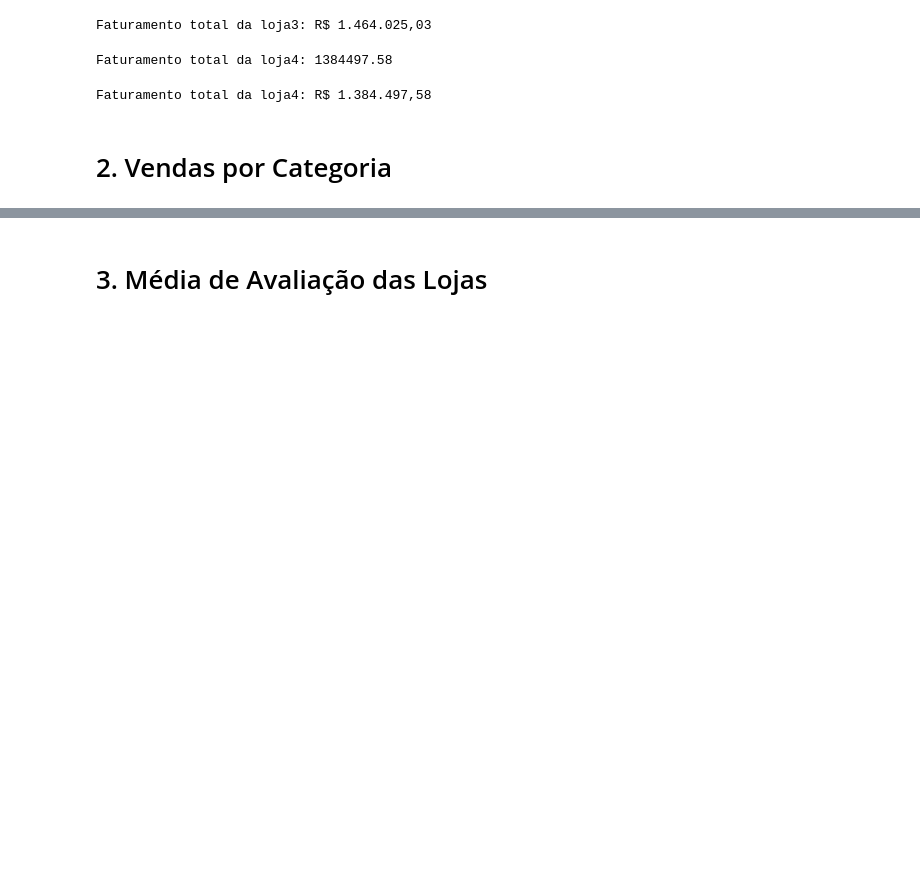
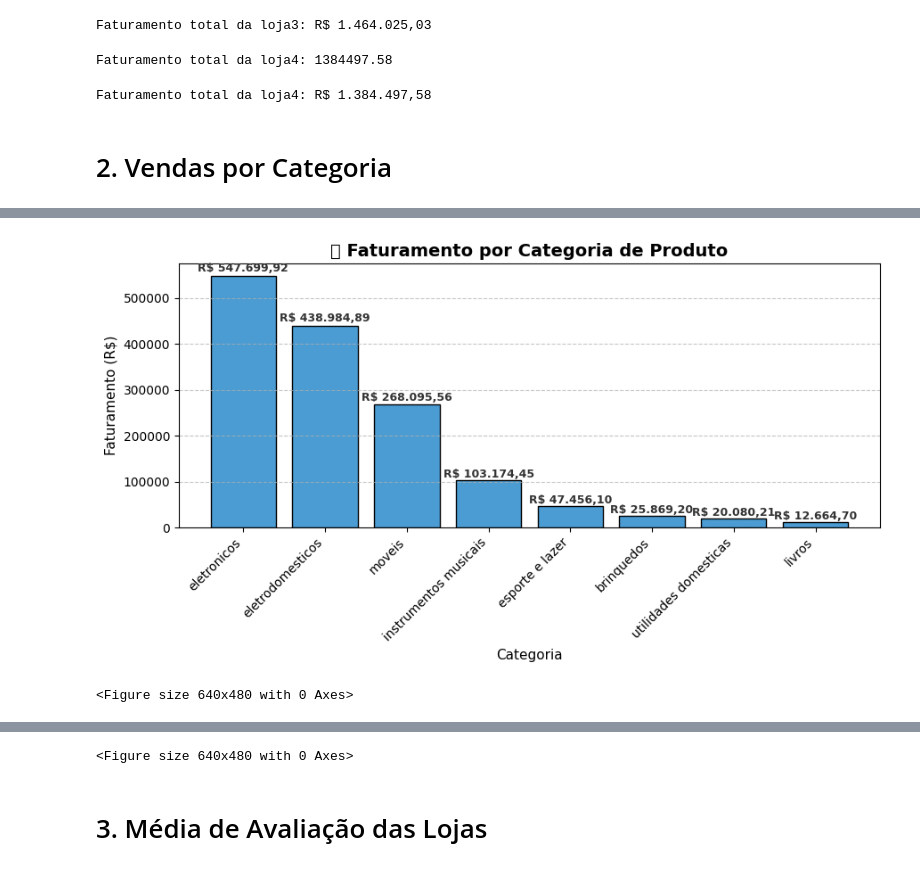
Before and after one commit to GuidoJr84/projeto-dados-science, a Jupyter notebook: AluraStoreBrasil.ipynb, the cells around one changed output, grey strips where cells are left out. Drawn from its saved outputs; the diff is of its cells as text; code cells hidden in the pictures; blank space fills up the shorter version.

```diff
--- a/AluraStoreBrasil.ipynb
+++ b/AluraStoreBrasil.ipynb
@@ -484,0 +667,39 @@ Faturamento total da loja4: R$ 1.384.497,58
+# %%
+import pandas as pd
+import matplotlib.pyplot as plt
+
+# Agrupar por categoria e somar o total de vendas
+ranking_categorias = loja3.groupby('Categoria do Produto')['Preço'].sum().sort_values(ascending=False)
+
+# Criar o gráfico de barras
+plt.figure(figsize=(9, 5))
+barras = plt.bar(ranking_categorias.index, ranking_categorias.values, color='#4B9CD3', edgecolor='black')
+
+# Título e rótulos
+plt.title('🏆 Faturamento por Categoria de Produto', fontsize=14, fontweight='bold')
+plt.xlabel('Categoria', fontsize=11)
+plt.ylabel('Faturamento (R$)', fontsize=11)
+plt.xticks(rotation=45, ha='right')
+plt.grid(axis='y', linestyle='--', alpha=0.7)
+
+# Adicionar os valores em reais acima das barras
+for barra in barras:
+    valor = barra.get_height()
+    texto = f"R$ {valor:,.2f}".replace(",", "X").replace(".", ",").replace("X", ".")
+    plt.text(barra.get_x() + barra.get_width() / 2, valor + (valor * 0.01), texto,
+             ha='center', va='bottom', fontsize=9, fontweight='bold', color='#333333')
+
+# Ajustar o layout
+plt.tight_layout()
+plt.show()
+from google.colab import files
+plt.savefig('🏆 Faturamento por Categoria de Produto.png', dpi=300, bbox_inches='tight')
+
+# Exibir o gráfico no Colab
+plt.show()
+files.download('🏆 Faturamento por Categoria de Produto.png')
+plt.savefig('🏆 Faturamento por Categoria de Produto', dpi=300, bbox_inches='tight')
+plt.show()
+# %% [output]
+[figure, added]
+<Figure size 640x480 with 0 Axes>
@@ -485,2 +708,3 @@ Faturamento total da loja4: R$ 1.384.497,58
+<Figure size 640x480 with 0 Axes>
 # %% [markdown]
 # 3. Média de Avaliação das Lojas
```
Also changed, not shown: parts of 31 cells of this notebook.
